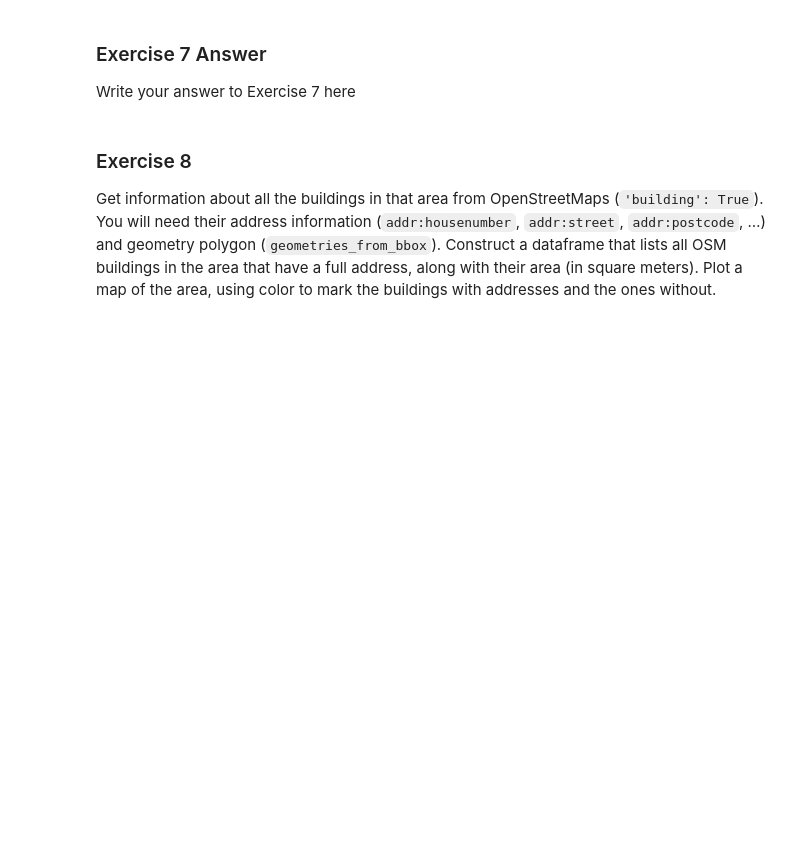
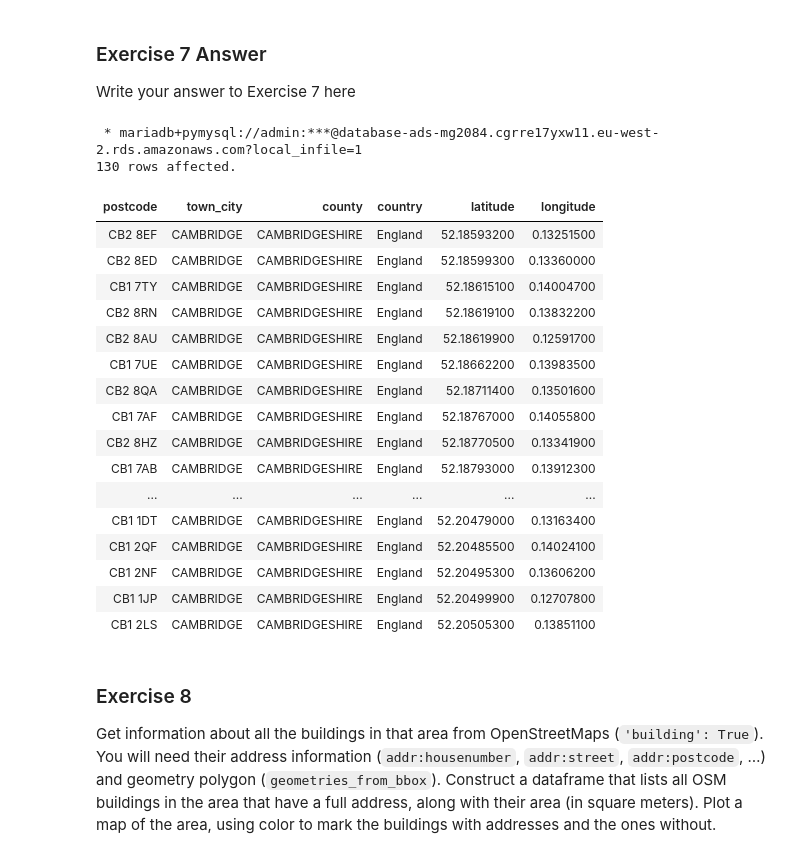
Before and after one commit to MatthewGregson123/fynesse_template, a Jupyter notebook: _notebooks/02_access_assess_geospatial.ipynb, the cells around one changed output. Cells and saved outputs as stored; diff of their text form; code cells hidden in the pictures; blank space fills up the shorter version.

```diff
--- a/_notebooks/02_access_assess_geospatial.ipynb
+++ b/_notebooks/02_access_assess_geospatial.ipynb
@@ -922,6 +957,14 @@ The latitude and longitude of Cambridge are as follows:
 place_name = "Cambridge"
 latitude = 52.1951
 longitude = 0.1313
+
+box_width = 0.02 # About 2.2 km
+north = latitude + box_width/2
+south = latitude - box_width/2
+west = longitude - box_width/2
+east = longitude + box_width/2
+
+start_date = "2020-01-01"
 # %% [markdown]
 We want to execute an SQL query on your database to select all houses in
 a 1km x 1km region around the centre of Cambridge that have been part of
@@ -955,7 +1056,35 @@ transactions since 2020.
 
 Write your answer to Exercise 7 here
 # %%
-# Use this box for any code you need
+%%sql
+SELECT DISTINCT postcode, town_city, county, country, latitude, longitude
+FROM(
+  SELECT date_of_transfer, postcode, town_city, county, country, latitude, longitude, db_id
+  FROM prices_coordinates_data
+  WHERE latitude > {south} AND latitude < {north}
+  AND longitude > {west} AND longitude < {east}
+  AND date_of_transfer > {start_date}
+  ) AS subquery;
+# %% [output]
+ * mariadb+pymysql://admin:***@database-ads-mg2084.cgrre17yxw11.eu-west-2.rds.amazonaws.com?local_infile=1
+130 rows affected.
+| postcode | town_city | county | country | latitude | longitude |
+| CB2 8EF | CAMBRIDGE | CAMBRIDGESHIRE | England | 52.18593200 | 0.13251500 |
+| CB2 8ED | CAMBRIDGE | CAMBRIDGESHIRE | England | 52.18599300 | 0.13360000 |
+| CB1 7TY | CAMBRIDGE | CAMBRIDGESHIRE | England | 52.18615100 | 0.14004700 |
+| CB2 8RN | CAMBRIDGE | CAMBRIDGESHIRE | England | 52.18619100 | 0.13832200 |
+| CB2 8AU | CAMBRIDGE | CAMBRIDGESHIRE | England | 52.18619900 | 0.12591700 |
+| CB1 7UE | CAMBRIDGE | CAMBRIDGESHIRE | England | 52.18662200 | 0.13983500 |
+| CB2 8QA | CAMBRIDGE | CAMBRIDGESHIRE | England | 52.18711400 | 0.13501600 |
+| CB1 7AF | CAMBRIDGE | CAMBRIDGESHIRE | England | 52.18767000 | 0.14055800 |
+| CB2 8HZ | CAMBRIDGE | CAMBRIDGESHIRE | England | 52.18770500 | 0.13341900 |
+| CB1 7AB | CAMBRIDGE | CAMBRIDGESHIRE | England | 52.18793000 | 0.13912300 |
+| ... | ... | ... | ... | ... | ... |
+| CB1 1DT | CAMBRIDGE | CAMBRIDGESHIRE | England | 52.20479000 | 0.13163400 |
+| CB1 2QF | CAMBRIDGE | CAMBRIDGESHIRE | England | 52.20485500 | 0.14024100 |
+| CB1 2NF | CAMBRIDGE | CAMBRIDGESHIRE | England | 52.20495300 | 0.13606200 |
+| CB1 1JP | CAMBRIDGE | CAMBRIDGESHIRE | England | 52.20499900 | 0.12707800 |
+| CB1 2LS | CAMBRIDGE | CAMBRIDGESHIRE | England | 52.20505300 | 0.13851100 |
 # %% [markdown]
 ### Exercise 8
 
```
Also changed, not shown: parts of 15 cells of this notebook.
